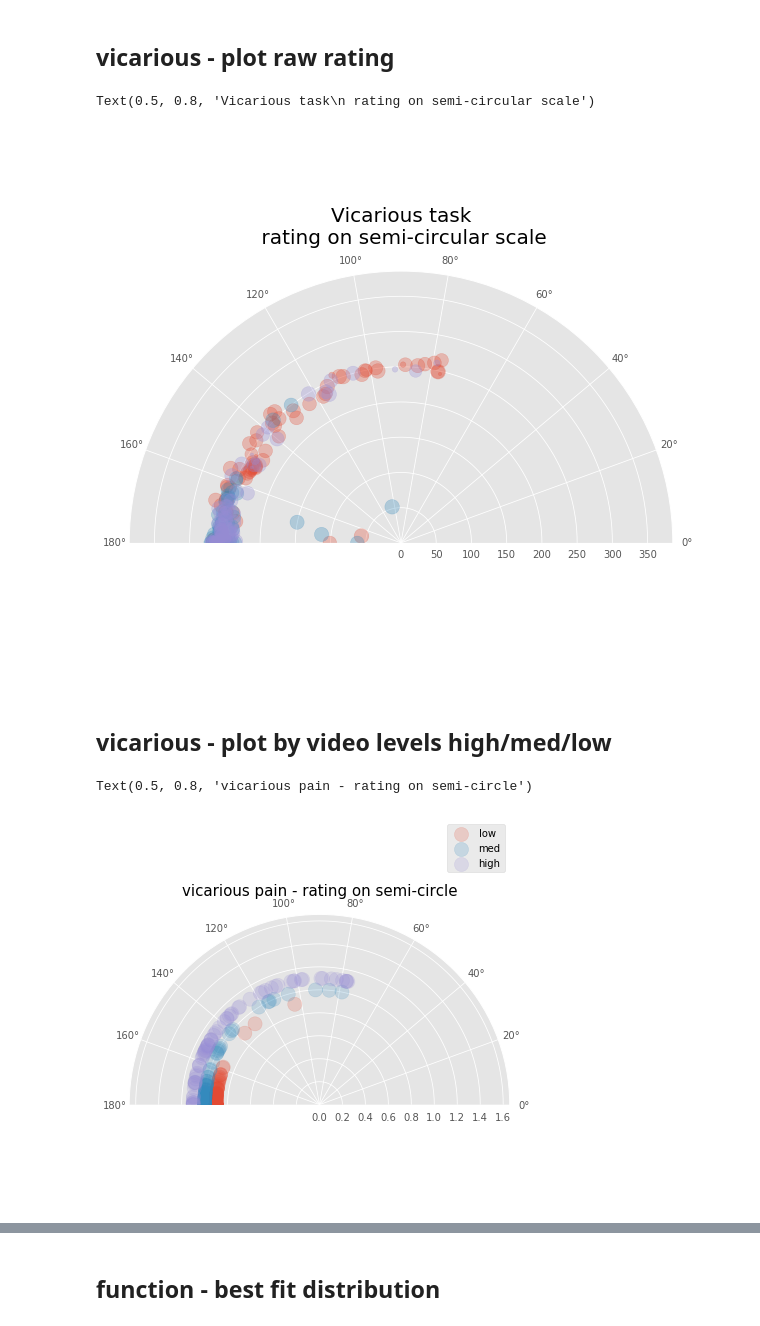
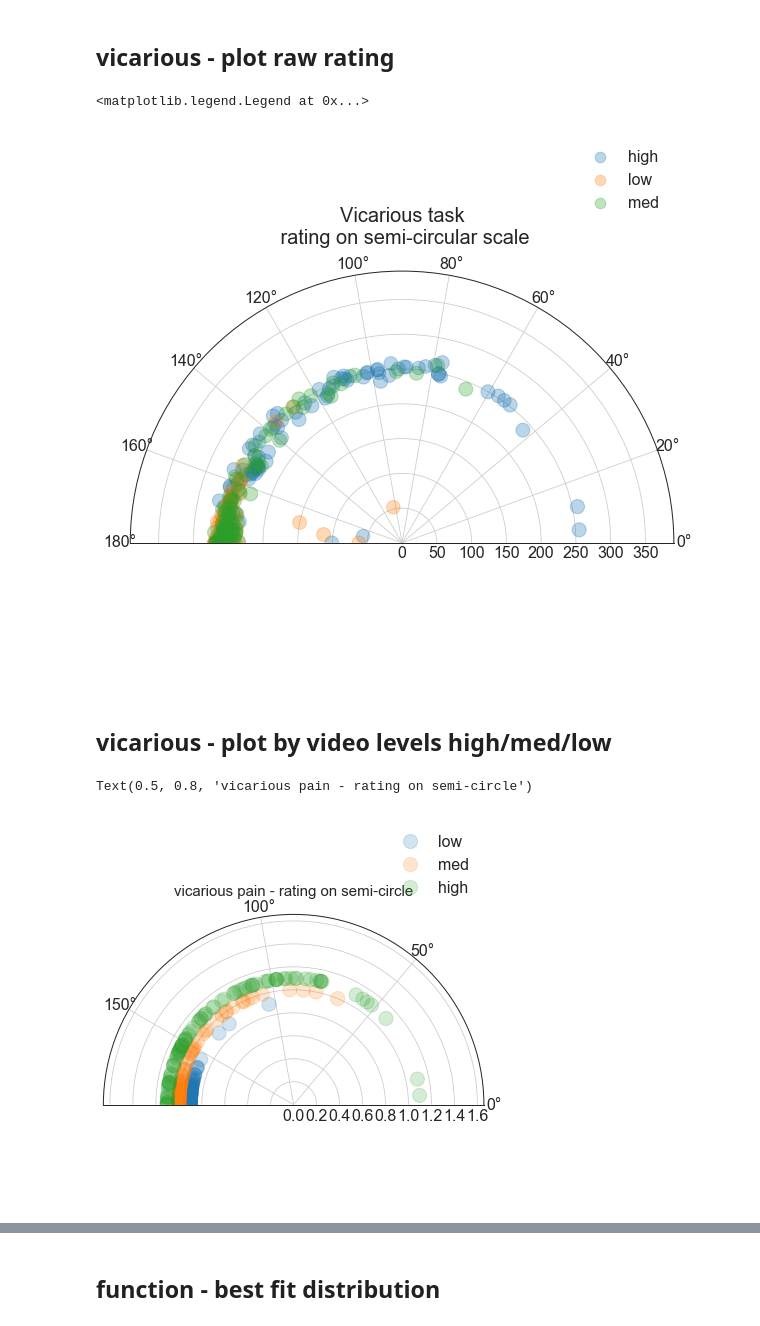
Before and after one commit to spatialtopology/task-social, a Jupyter notebook: scripts/step02_calculateDegrees/c03_plotdata.ipynb, the cells around one changed output, grey strips where cells are left out. Cells and saved outputs as stored; diff of their text form; code cells hidden in the pictures.

```diff
--- a/scripts/step02_calculateDegrees/c03_plotdata.ipynb
+++ b/scripts/step02_calculateDegrees/c03_plotdata.ipynb
@@ -25 +39,15 @@ import math
+# %%
+large = 22; med = 16; small = 12
+params = {'axes.titlesize': large,
+          'legend.fontsize': med,
+          'figure.figsize': (16, 10),
+          'axes.labelsize': med,
+          'axes.titlesize': med,
+          'xtick.labelsize': med,
+          'ytick.labelsize': med,
+          'figure.titlesize': large}
+plt.rcParams.update(params)
+plt.style.use('seaborn-whitegrid')
+sns.set_style("white")
+%matplotlib inline
 # %% [markdown]
@@ -101,8 +114,8 @@ area = 200 * result['newr']**2
 groups = result.groupby('administer')
 fig = plt.figure(figsize=(10, 10))
 ax = fig.add_subplot(projection='polar')
-ax.set_thetamin(-2)
-ax.set_thetamax(182)
+ax.set_thetamin(0)
+ax.set_thetamax(180)
 
 for name, group in groups:
     ax.scatter(group.theta, group.r,label=name, alpha=0.30, s=area, marker='o',cmap='hsv') # c=colors, s=area, cmap='hsv',
@@ -228,8 +243,8 @@ group_mean.groupby(['administer']).mean()['p6_decisionRT'].plot.bar(ax = ax) #(x
 # %%
-sublist = [95, 96, 97]
+sublist = [95, 96, 97, 99]
 # FIRST IMPORT (CREATE RESULT DATA FRAME)
 main_dir = '/Users/h/Documents/projects_local/social_influence'
-metafilename = main_dir + '/data/sub-095/metadata' + os.sep + 'sub-095_task-pain_meta_beh.csv'
+# metafilename = main_dir + '/data/sub-095/metadata' + os.sep + 'sub-095_task-pain_meta_beh.csv'
 
 pain_result = pd.DataFrame()
 # pain_result = pd.read_csv(metafilename, usecols=['administer','ptb_coord_x','ptb_coord_y', 'p6_decisionRT'])
@@ -321,11 +336,12 @@ Text(0.5, 0.8, 'Pain - rating on semi-circle')
 # %% [markdown]
 ### load data
 # %%
-sublist = [96, 97,99]
+sublist = [95,96,97,99]
 v_result = pd.DataFrame()
+df = pd.DataFrame()
 # FIRST IMPORT (CREATE RESULT DATA FRAME)
-main_dir = '/Users/h/Documents/projects_local/social_influence'
-metafilename = main_dir + '/data/sub-095/metadata' + os.sep + 'sub-095_task-vicarious_meta_beh.csv'
+# main_dir = '/Users/h/Documents/projects_local/social_influence'
+# metafilename = main_dir + '/data/sub-095/metadata' + os.sep + 'sub-095_task-vicarious_meta_beh.csv'
 
 for ind,sub in enumerate(sublist):
     for ver in range(1,3):
@@ -337,33 +353,35 @@ for ind,sub in enumerate(sublist):
     # step 3
 v_result['new_ptb_coord_x'] = v_result['ptb_coord_x'] - 720
 v_result['new_ptb_coord_y'] = abs(v_result['ptb_coord_y'] - 615)
+
+v_result['r'], v_result['theta'] = cart2pol(v_result['new_ptb_coord_x'], v_result['new_ptb_coord_y'])
 # %% [markdown]
 ## vicarious - plot raw rating
 # %%
-v_result['r'], v_result['theta'] = cart2pol(v_result['new_ptb_coord_x'], v_result['new_ptb_coord_y'])
 
 colors = v_result['theta']
 area = 0.003 * v_result['r']**2
 # area = 0.004 * v_result['newr_random']**2
 
 groups = v_result.groupby('administer')
 fig = plt.figure(figsize=(10, 10))
 ax = fig.add_subplot(projection='polar')
 ax.set_thetamin(0)
 ax.set_thetamax(180)
 
 for name, group in groups:
     ax.scatter(group.theta, group.r,label=name, alpha=0.30, s=area, marker='o',cmap='hsv') # c=colors, s=area, cmap='hsv',
 
 figure_title = "Vicarious task\n rating on semi-circular scale"
 plt.text(0.5, 0.8, figure_title,
          horizontalalignment='center',
          fontsize=20,
          transform = ax.transAxes)
+ax.legend()
 #  marker='o', linestyle='', ms=12,
 # %% [output]
-Text(0.5, 0.8, 'Vicarious task\n rating on semi-circular scale')
+<matplotlib.legend.Legend at 0x...>
-[figure, old version]
+[figure, new version]
 # %% [markdown]
 ## vicarious - plot by video levels high/med/low
 # %%
@@ -400,5 +418,5 @@ plt.text(0.5, 0.8, figure_title,
          transform = ax.transAxes)
 # %% [output]
 Text(0.5, 0.8, 'vicarious pain - rating on semi-circle')
-[figure, old version]
+[figure, new version]
 # %% [markdown]
```
Also changed, not shown: parts of 62 cells of this notebook, 2 other files.
